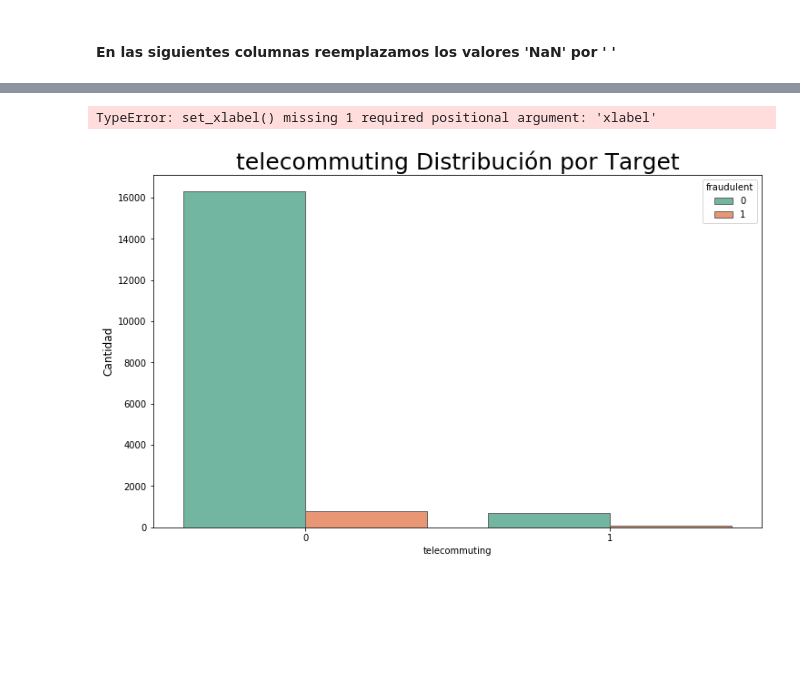
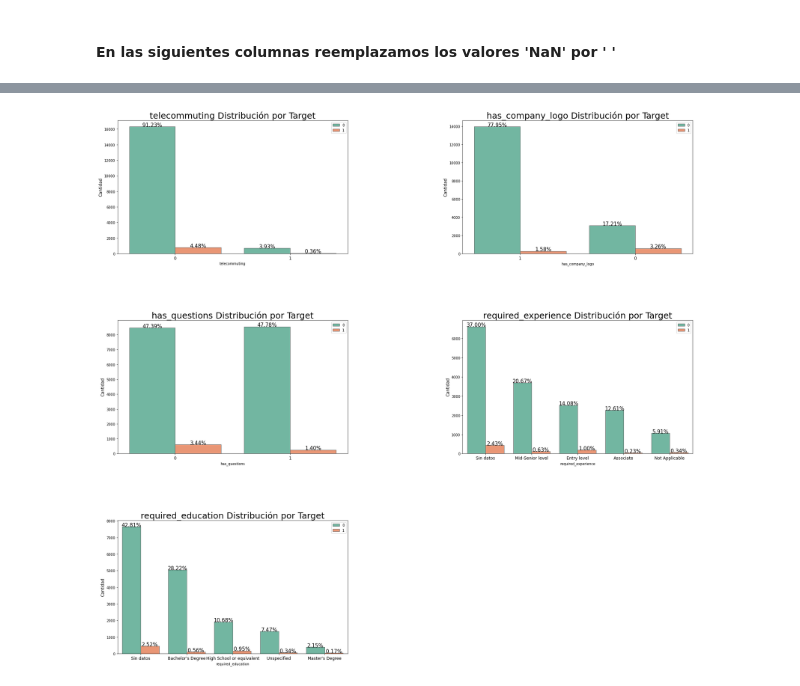
Before and after one commit to JuanAira/TP1-An-lisis_Exploratorio_de_Datos, a Jupyter notebook: tp1_exploration.ipynb, the cells around one changed output, grey strips where cells are left out. Drawn from its saved outputs; the diff is of its cells as text; code cells hidden in the pictures; blank space fills up the shorter version.

```diff
--- a/tp1_exploration.ipynb
+++ b/tp1_exploration.ipynb
@@ -6,7 +6,7 @@ import matplotlib.pyplot as plt
 import seaborn as sns
 import matplotlib.gridspec as gridspec
 # %%
-data = pd.read_csv("C:/Users/Lautaro/Desktop/testt/fakejob.csv");
+data = pd.read_csv("C:/Users/juana/test/csvFake.csv");
 data.head();
 # %% [markdown]
 ### Diccionario de datos ;)
@@ -219,31 +234,30 @@ for col in txt_columnas:
 # %%
-categorias_col = ['telecommuting', 'has_company_logo', 'has_questions', 'employment_type', 'required_experience', 'required_education']
+#Categorias
+categorias_col = ['telecommuting', 'has_company_logo', 'has_questions', 'required_experience', 'required_education']
 
 tabla = gridspec.GridSpec(5, 2, wspace=0.5, hspace=0.5)
-plt.figure(figsize=(30,50))
+plt.figure(figsize=(30,50)) #Tamaño de cada grafico
 
 for n, col in enumerate(datos[categorias_col]):
     ax = plt.subplot(tabla[n])
     sns.countplot(x=col,edgecolor=".4", data=datos, hue='fraudulent', palette='Set2', order=datos[col].value_counts().iloc[:5].index)
-    ax.set_ylabel('Cantidad', fontsize=12)
+    ax.set_ylabel('Cantidad', fontsize=12) #Descripcion eje y
 
-    ax.set_title(f'{col} Distribución por Target', fontsize=25)
-    xlabels = ax.get_xticklabels()
-
-    ax.set_xticklabels(xlabels,  fontsize=10 )
+    ax.set_title(f'{col} Distribución por Target', fontsize=25) #Titulo de cada gráfico
+    xlabels = ax.get_xticklabels() #Descripcion de cada columna
+    ax.set_xticklabels(xlabels,fontsize=12 )
     plt.legend(fontsize=10)
-    ax.set_facecolor('white')
+    ax.set_facecolor('white') #Color de fondo de los graficos
     cantidad_total = len(datos)
     sizes=[]
     for p in ax.patches:
         height = p.get_height()
         sizes.append(height)
         ax.text(p.get_x()+p.get_width()/2.,
                 height + 3,
                 '{:1.2f}%'.format(height/cantidad_total*100),
-                ha="center", fontsize=10)
+                ha="center", fontsize=15) #%, con cant de decimales
 
 plt.show()
 # %% [output]
-TypeError: set_xlabel() missing 1 required positional argument: 'xlabel'
-[figure, old version]
+[figure, new version]
```
Also changed, not shown: parts of 7 cells of this notebook.
